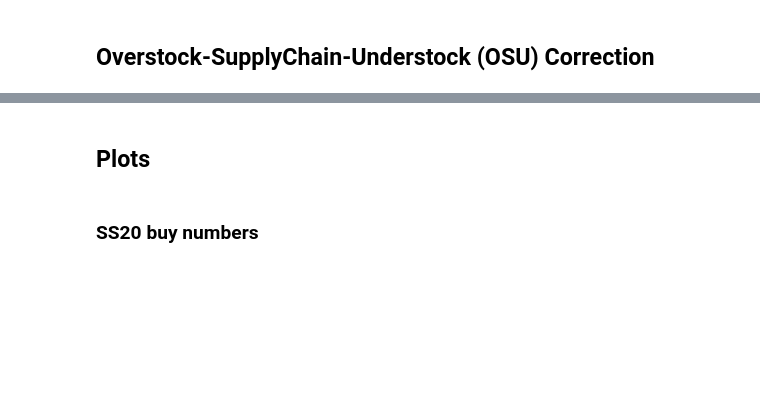
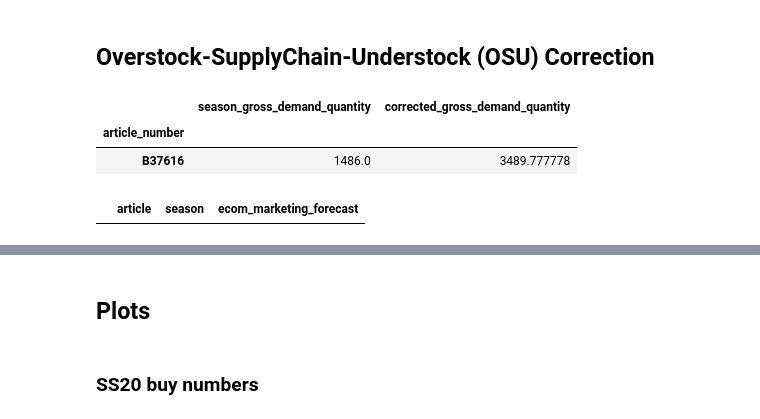
Before and after one commit to cwcomiskey/Misc, a Jupyter notebook: SS20_range.ipynb, the cells around one changed output, grey strips where cells are left out. Saved outputs shown, nothing was run; the diff lists cells and outputs as text; code cells hidden in the pictures; blank space fills up the shorter version.

```diff
--- a/SS20_range.ipynb
+++ b/SS20_range.ipynb
@@ -286,10 +106,0 @@ dat = dat[dat['Clearance'] == 0]
-# %%
-# 'aggregate' to weekly sums by article for buy_availability merge and adjustment
-dat.set_index('consumer_order_date', inplace = True)
-
-dat = dat[['article_number', 'gross_demand_quantity']].groupby(['article_number']).resample('W').sum()
-dat.reset_index(inplace=True)
-
-# Add 'week' and 'year' for merging with stock (buy_availability) data (b/c min_date_of_week)
-dat['week'] = [t.week for t in dat['consumer_order_date']]
-dat['year'] = [t.year for t in dat['consumer_order_date']]
@@ -324,0 +107,3 @@ dat_stock['year'] = [t.year for t in dat_stock['date']]
+# %%
+# Stock data
+stock = pd.read_csv('stock data.csv', low_memory=False, index_col = 0) # *** DATA ***
@@ -348,3 +162,9 @@ dat_stocked['corrected_gross_demand_quantity'] = 26*dat_stocked['corrected_weekl
 dat_season = pd.merge(dat_season, dat_stocked, left_index=True, right_index=True, how = 'outer')
 dat_season.drop('corrected_weekly_avg_gross_demand_quantity', inplace=True, axis = 1)
+# %%
+dat_season[dat_season['season_gross_demand_quantity'] == 1486.0]
+# %% [output]
+|  | season_gross_demand_quantity | corrected_gross_demand_quantity |
+| article_number |  |  |
+| B37616 | 1486.0 | 3489.777778 |
 # %%
@@ -366,0 +178,8 @@ dat_season = dat_season[['article', 'season', 'season_gross_demand_quantity',
+# %%
+preds[preds['article'] == 'B37616']
+
+# 	article	season	ecom_marketing_forecast
+#     10588	B37616	FW18	3025.0
+#     10589	B37616	FW19	3850.0
+# %% [output]
+|  | article | season | ecom_marketing_forecast |
```
Also changed, not shown: parts of 60 cells of this notebook.
